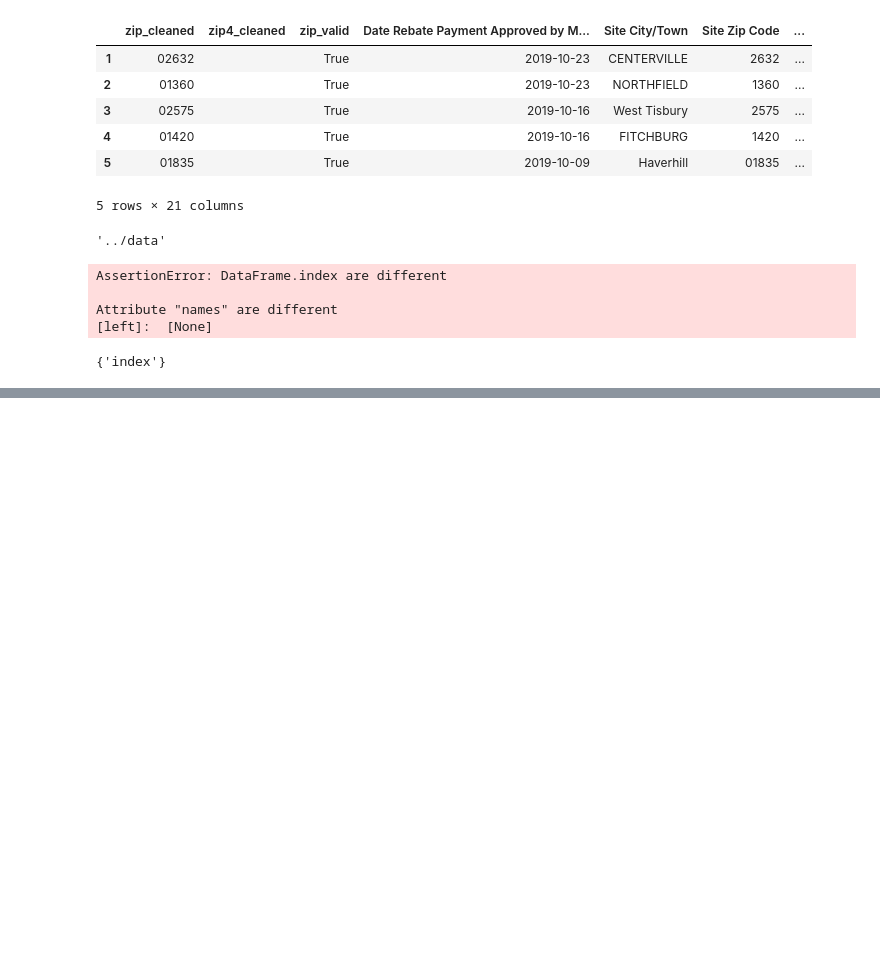
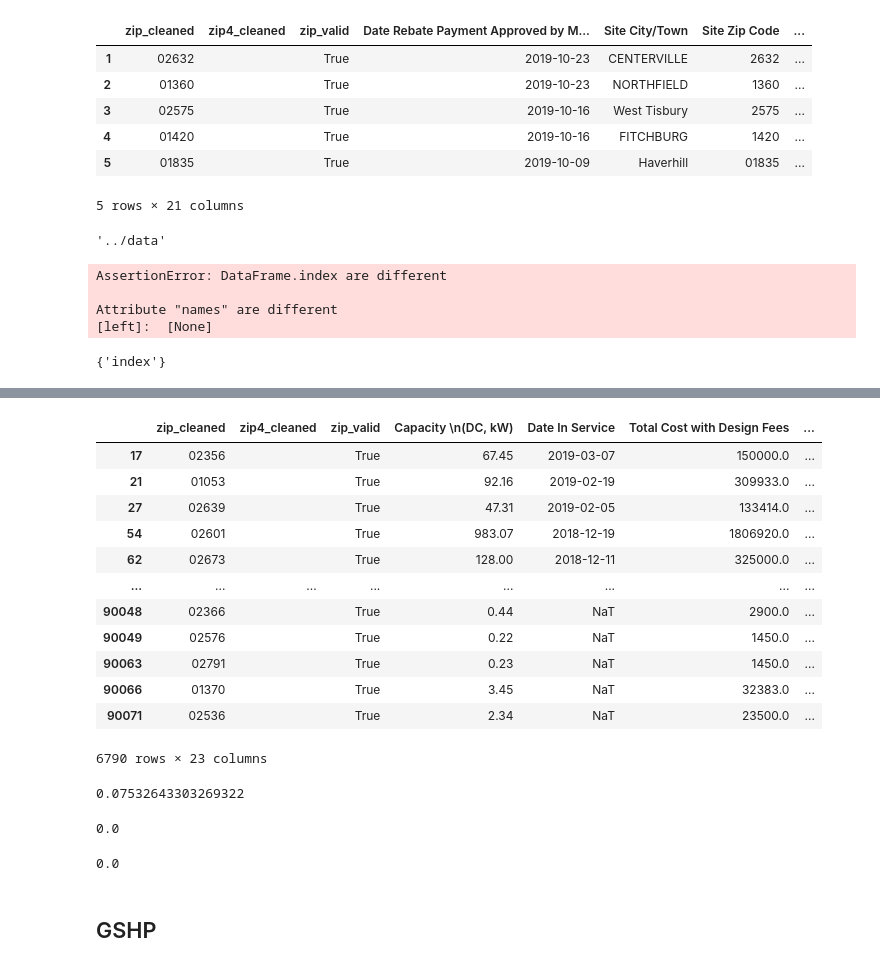
Before and after one commit to massenergize/rad_pipeline, a Jupyter notebook: notebooks/pipeline dev exploration.ipynb, the cells around one changed output, grey strips where cells are left out. Saved outputs shown, nothing was run; the diff lists cells and outputs as text; code cells hidden in the pictures; blank space fills up the shorter version.

```diff
--- a/notebooks/pipeline dev exploration.ipynb
+++ b/notebooks/pipeline dev exploration.ipynb
@@ -438,0 +433,2 @@ set(ashp_from_disk.columns).difference(ashp_cleaned.columns)
+# %%
+solar = rp.load_solar()
@@ -438,0 +500,2 @@ set(ashp_from_disk.columns).difference(ashp_cleaned.columns)
+# %%
+clean_zips = zc.clean(solar[rp.FIELDS["Solar Panels"]["zip"]])
@@ -438,0 +507,4 @@ set(ashp_from_disk.columns).difference(ashp_cleaned.columns)
+# %%
+# Join fields
+solar = pd.concat([clean_zips, solar], axis=1)
+solar.head()
@@ -438,0 +518,2 @@ set(ashp_from_disk.columns).difference(ashp_cleaned.columns)
+# %%
+solar_cleaned = zc.validate_zip_town(solar, rp.FIELDS["Solar Panels"]["town"], "zip_cleaned")
@@ -438,0 +531,33 @@ set(ashp_from_disk.columns).difference(ashp_cleaned.columns)
+# %%
+solar_cleaned[~solar_cleaned.town_valid]
+# %% [output]
+|  | zip_cleaned | zip4_cleaned | zip_valid | Capacity \n(DC, kW) | Date In Service | Total Cost with Design Fees | ... |
+| 17 | 02356 |  | True | 67.45 | 2019-03-07 | 150000.0 | ... |
+| 21 | 01053 |  | True | 92.16 | 2019-02-19 | 309933.0 | ... |
+| 27 | 02639 |  | True | 47.31 | 2019-02-05 | 133414.0 | ... |
+| 54 | 02601 |  | True | 983.07 | 2018-12-19 | 1806920.0 | ... |
+| 62 | 02673 |  | True | 128.00 | 2018-12-11 | 325000.0 | ... |
+| ... | ... | ... | ... | ... | ... | ... | ... |
+| 90048 | 02366 |  | True | 0.44 | NaT | 2900.0 | ... |
+| 90049 | 02576 |  | True | 0.22 | NaT | 1450.0 | ... |
+| 90063 | 02791 |  | True | 0.23 | NaT | 1450.0 | ... |
+| 90066 | 01370 |  | True | 3.45 | NaT | 32383.0 | ... |
+| 90071 | 02536 |  | True | 2.34 | NaT | 23500.0 | ... |
+6790 rows × 23 columns
+# %%
+#Lots of invalid towns
+solar_cleaned[~solar_cleaned.town_valid].shape[0] / solar_cleaned.shape[0]
+# %% [output]
+0.07532643303269322
+# %%
+# But all the zips exist
+solar_cleaned[~solar_cleaned.zip_exists].shape[0] / solar_cleaned.shape[0]
+# %% [output]
+0.0
+# %%
+# But all the zips exist
+solar_cleaned[~solar_cleaned.zip_valid].shape[0] / solar_cleaned.shape[0]
+# %% [output]
+0.0
+# %% [markdown]
+## GSHP
```
Also changed, not shown: parts of 40 cells of this notebook, 4 other files.
